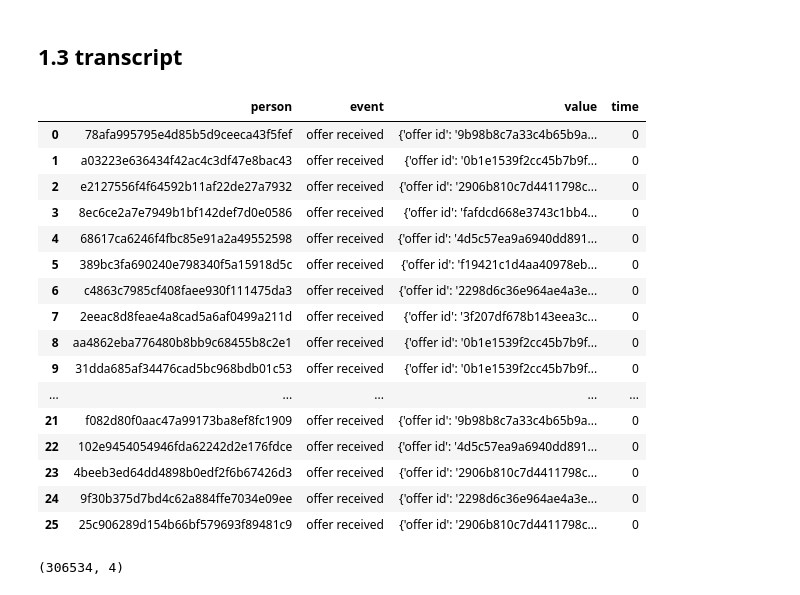
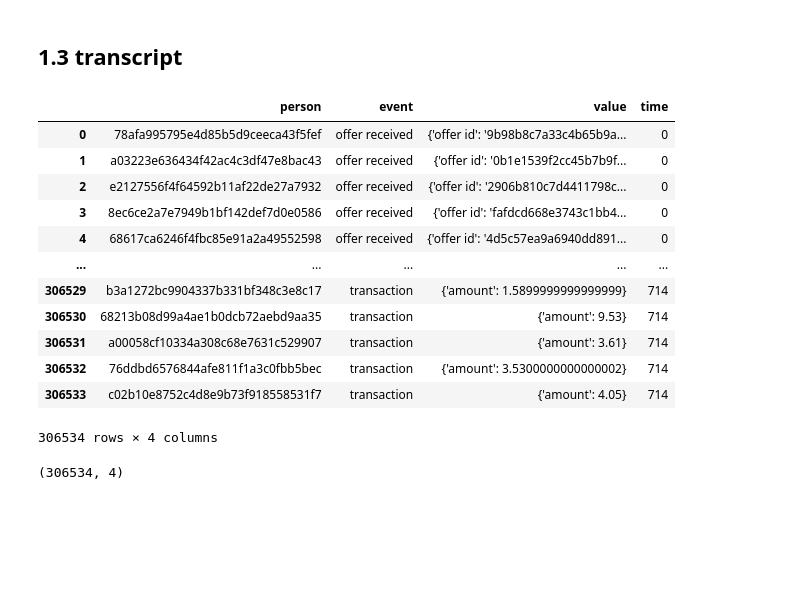
Before and after one commit to live2pro/starbucks, a Jupyter notebook: 00_Starbucks_Capstone_notebook_Cleaning.ipynb, the cells around one changed output. Drawn from its saved outputs; the diff is of its cells as text; code cells hidden in the pictures; blank space fills up the shorter version.

```diff
--- a/00_Starbucks_Capstone_notebook_Cleaning.ipynb
+++ b/00_Starbucks_Capstone_notebook_Cleaning.ipynb
@@ -366,25 +373,21 @@ plt.show()
 # %% [markdown]
 ## 1.3 transcript
 # %%
-transcript.head(26)
+transcript
 # %% [output]
 |  | person | event | value | time |
 | 0 | 78afa995795e4d85b5d9ceeca43f5fef | offer received | {'offer id': '9b98b8c7a33c4b65b9a... | 0 |
 | 1 | a03223e636434f42ac4c3df47e8bac43 | offer received | {'offer id': '0b1e1539f2cc45b7b9f... | 0 |
 | 2 | e2127556f4f64592b11af22de27a7932 | offer received | {'offer id': '2906b810c7d4411798c... | 0 |
 | 3 | 8ec6ce2a7e7949b1bf142def7d0e0586 | offer received | {'offer id': 'fafdcd668e3743c1bb4... | 0 |
 | 4 | 68617ca6246f4fbc85e91a2a49552598 | offer received | {'offer id': '4d5c57ea9a6940dd891... | 0 |
-| 5 | 389bc3fa690240e798340f5a15918d5c | offer received | {'offer id': 'f19421c1d4aa40978eb... | 0 |
-| 6 | c4863c7985cf408faee930f111475da3 | offer received | {'offer id': '2298d6c36e964ae4a3e... | 0 |
-| 7 | 2eeac8d8feae4a8cad5a6af0499a211d | offer received | {'offer id': '3f207df678b143eea3c... | 0 |
-| 8 | aa4862eba776480b8bb9c68455b8c2e1 | offer received | {'offer id': '0b1e1539f2cc45b7b9f... | 0 |
-| 9 | 31dda685af34476cad5bc968bdb01c53 | offer received | {'offer id': '0b1e1539f2cc45b7b9f... | 0 |
 | ... | ... | ... | ... | ... |
-| 21 | f082d80f0aac47a99173ba8ef8fc1909 | offer received | {'offer id': '9b98b8c7a33c4b65b9a... | 0 |
-| 22 | 102e9454054946fda62242d2e176fdce | offer received | {'offer id': '4d5c57ea9a6940dd891... | 0 |
-| 23 | 4beeb3ed64dd4898b0edf2f6b67426d3 | offer received | {'offer id': '2906b810c7d4411798c... | 0 |
-| 24 | 9f30b375d7bd4c62a884ffe7034e09ee | offer received | {'offer id': '2298d6c36e964ae4a3e... | 0 |
-| 25 | 25c906289d154b66bf579693f89481c9 | offer received | {'offer id': '2906b810c7d4411798c... | 0 |
+| 306529 | b3a1272bc9904337b331bf348c3e8c17 | transaction | {'amount': 1.5899999999999999} | 714 |
+| 306530 | 68213b08d99a4ae1b0dcb72aebd9aa35 | transaction | {'amount': 9.53} | 714 |
+| 306531 | a00058cf10334a308c68e7631c529907 | transaction | {'amount': 3.61} | 714 |
+| 306532 | 76ddbd6576844afe811f1a3c0fbb5bec | transaction | {'amount': 3.5300000000000002} | 714 |
+| 306533 | c02b10e8752c4d8e9b73f918558531f7 | transaction | {'amount': 4.05} | 714 |
+306534 rows × 4 columns
 # %%
 transcript.shape
 # %% [output]
```
Also changed, not shown: parts of 2 cells of this notebook, 1 other file.
